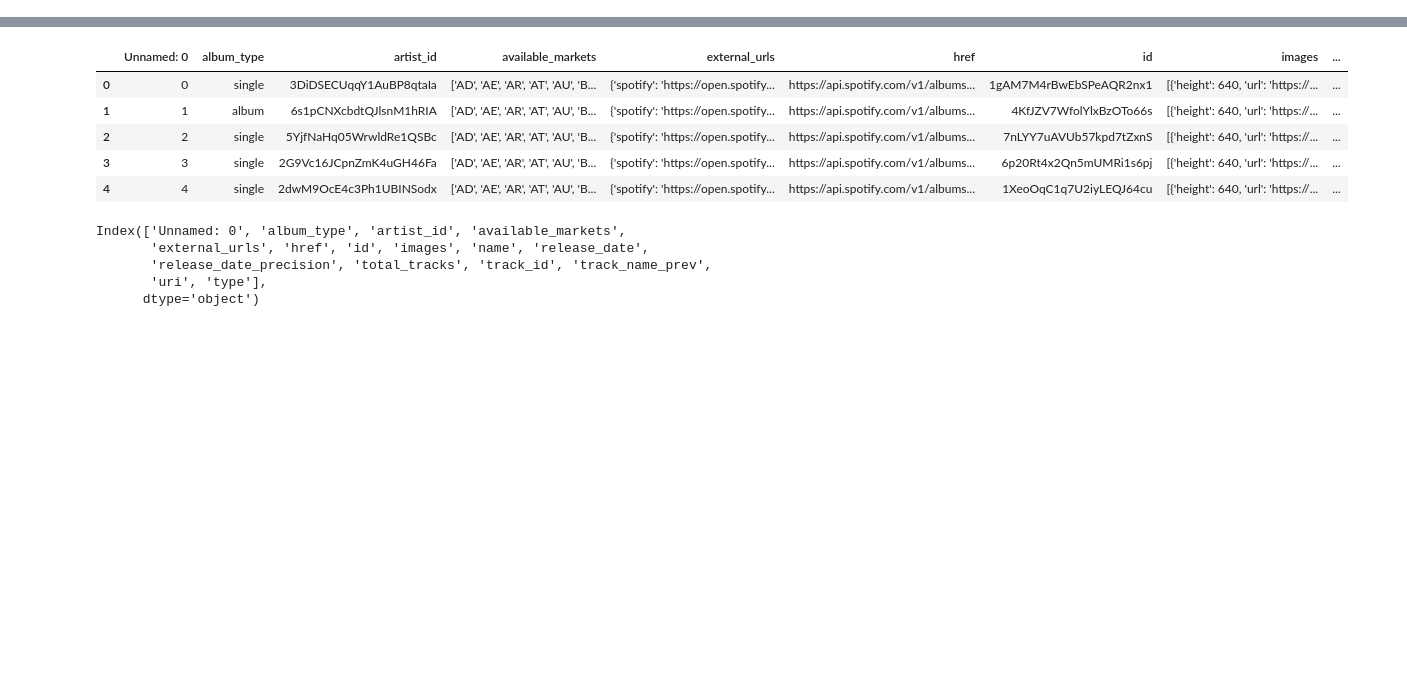
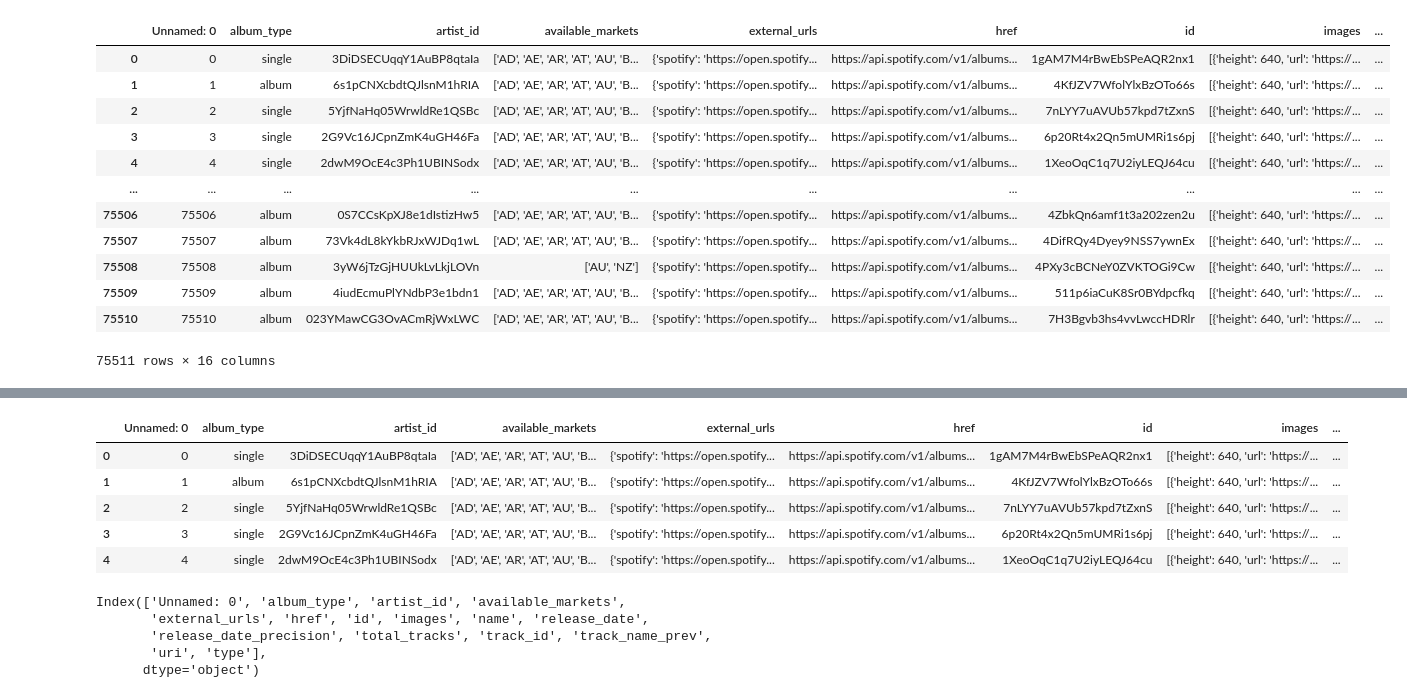
Before and after one commit to Nganle21/Big-Data-Dreamteam, a Jupyter notebook: datapreprocessing.ipynb, the cells around one changed output, grey strips where cells are left out. Saved outputs shown, nothing was run; the diff lists cells and outputs as text; code cells hidden in the pictures; blank space fills up the shorter version.

```diff
--- a/datapreprocessing.ipynb
+++ b/datapreprocessing.ipynb
@@ -2,0 +23,22 @@ import pandas as pd
+# %%
+import gcsfs
+fs = gcsfs.GCSFileSystem()
+# %%
+with fs.open('big-data-lyrician/spotify_albums.csv') as f:
+    albums_data = pd.read_csv(f)
+
+albums_data
+# %% [output]
+|  | Unnamed: 0 | album_type | artist_id | available_markets | external_urls | href | id | images | ... |
+| 0 | 0 | single | 3DiDSECUqqY1AuBP8qtaIa | ['AD', 'AE', 'AR', 'AT', 'AU', 'B... | {'spotify': 'https://open.spotify... | https://api.spotify.com/v1/albums... | 1gAM7M4rBwEbSPeAQR2nx1 | [{'height': 640, 'url': 'https://... | ... |
+| 1 | 1 | album | 6s1pCNXcbdtQJlsnM1hRIA | ['AD', 'AE', 'AR', 'AT', 'AU', 'B... | {'spotify': 'https://open.spotify... | https://api.spotify.com/v1/albums... | 4KfJZV7WfolYlxBzOTo66s | [{'height': 640, 'url': 'https://... | ... |
+| 2 | 2 | single | 5YjfNaHq05WrwldRe1QSBc | ['AD', 'AE', 'AR', 'AT', 'AU', 'B... | {'spotify': 'https://open.spotify... | https://api.spotify.com/v1/albums... | 7nLYY7uAVUb57kpd7tZxnS | [{'height': 640, 'url': 'https://... | ... |
+| 3 | 3 | single | 2G9Vc16JCpnZmK4uGH46Fa | ['AD', 'AE', 'AR', 'AT', 'AU', 'B... | {'spotify': 'https://open.spotify... | https://api.spotify.com/v1/albums... | 6p20Rt4x2Qn5mUMRi1s6pj | [{'height': 640, 'url': 'https://... | ... |
+| 4 | 4 | single | 2dwM9OcE4c3Ph1UBINSodx | ['AD', 'AE', 'AR', 'AT', 'AU', 'B... | {'spotify': 'https://open.spotify... | https://api.spotify.com/v1/albums... | 1XeoOqC1q7U2iyLEQJ64cu | [{'height': 640, 'url': 'https://... | ... |
+| ... | ... | ... | ... | ... | ... | ... | ... | ... | ... |
+| 75506 | 75506 | album | 0S7CCsKpXJ8e1dIstizHw5 | ['AD', 'AE', 'AR', 'AT', 'AU', 'B... | {'spotify': 'https://open.spotify... | https://api.spotify.com/v1/albums... | 4ZbkQn6amf1t3a202zen2u | [{'height': 640, 'url': 'https://... | ... |
+| 75507 | 75507 | album | 73Vk4dL8kYkbRJxWJDq1wL | ['AD', 'AE', 'AR', 'AT', 'AU', 'B... | {'spotify': 'https://open.spotify... | https://api.spotify.com/v1/albums... | 4DifRQy4Dyey9NSS7ywnEx | [{'height': 640, 'url': 'https://... | ... |
+| 75508 | 75508 | album | 3yW6jTzGjHUUkLvLkjLOVn | ['AU', 'NZ'] | {'spotify': 'https://open.spotify... | https://api.spotify.com/v1/albums... | 4PXy3cBCNeY0ZVKTOGi9Cw | [{'height': 640, 'url': 'https://... | ... |
+| 75509 | 75509 | album | 4iudEcmuPlYNdbP3e1bdn1 | ['AD', 'AE', 'AR', 'AT', 'AU', 'B... | {'spotify': 'https://open.spotify... | https://api.spotify.com/v1/albums... | 511p6iaCuK8Sr0BYdpcfkq | [{'height': 640, 'url': 'https://... | ... |
+| 75510 | 75510 | album | 023YMawCG3OvACmRjWxLWC | ['AD', 'AE', 'AR', 'AT', 'AU', 'B... | {'spotify': 'https://open.spotify... | https://api.spotify.com/v1/albums... | 7H3Bgvb3hs4vvLwccHDRlr | [{'height': 640, 'url': 'https://... | ... |
+75511 rows × 16 columns
```
Also changed, not shown: parts of 9 cells of this notebook, 3 other files.
